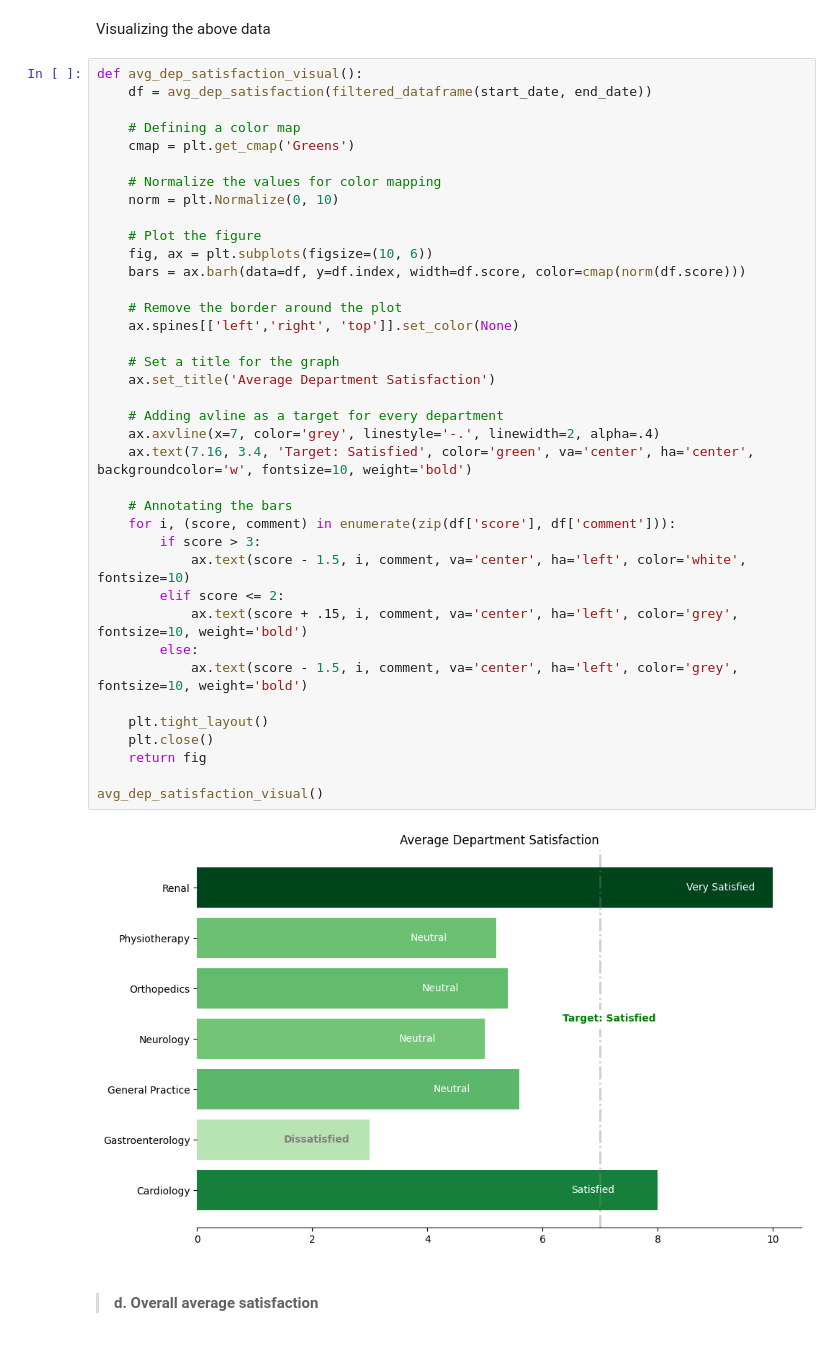
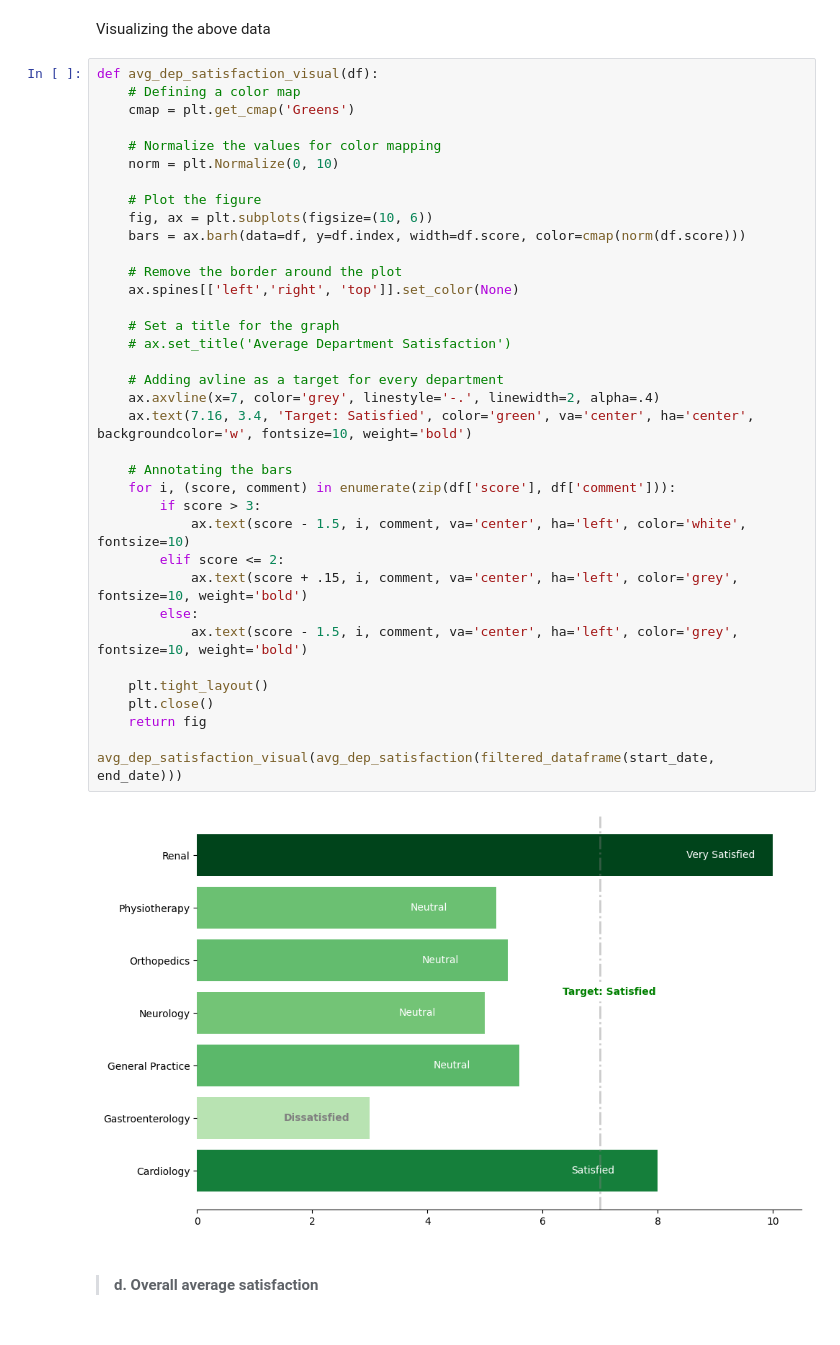
Before and after one commit to charismaticromeo/HospitalDashboard, a Jupyter notebook: main.ipynb, the cells around one changed output. Drawn from its saved outputs; the diff is of its cells as text.

```diff
--- a/main.ipynb
+++ b/main.ipynb
@@ -635,45 +633,43 @@ avg_dep_satisfaction(filtered_dataframe(start_date, end_date))
 # %% [markdown]
 Visualizing the above data
 # %%
-def avg_dep_satisfaction_visual():
-    df = avg_dep_satisfaction(filtered_dataframe(start_date, end_date))
-
+def avg_dep_satisfaction_visual(df):
     # Defining a color map
     cmap = plt.get_cmap('Greens')
 
     # Normalize the values for color mapping
     norm = plt.Normalize(0, 10)
 
     # Plot the figure
     fig, ax = plt.subplots(figsize=(10, 6))
     bars = ax.barh(data=df, y=df.index, width=df.score, color=cmap(norm(df.score)))
 
     # Remove the border around the plot
     ax.spines[['left','right', 'top']].set_color(None)
 
     # Set a title for the graph
-    ax.set_title('Average Department Satisfaction')
+    # ax.set_title('Average Department Satisfaction')
 
     # Adding avline as a target for every department
     ax.axvline(x=7, color='grey', linestyle='-.', linewidth=2, alpha=.4)
     ax.text(7.16, 3.4, 'Target: Satisfied', color='green', va='center', ha='center', backgroundcolor='w', fontsize=10, weight='bold')
 
     # Annotating the bars
     for i, (score, comment) in enumerate(zip(df['score'], df['comment'])):
         if score > 3:
             ax.text(score - 1.5, i, comment, va='center', ha='left', color='white', fontsize=10)
         elif score <= 2:
             ax.text(score + .15, i, comment, va='center', ha='left', color='grey', fontsize=10, weight='bold')
         else:
             ax.text(score - 1.5, i, comment, va='center', ha='left', color='grey', fontsize=10, weight='bold')
 
     plt.tight_layout()
     plt.close()
     return fig
 
-avg_dep_satisfaction_visual()
+avg_dep_satisfaction_visual(avg_dep_satisfaction(filtered_dataframe(start_date, end_date)))
 # %% [output]
-[figure, old version]
+[figure, new version]
 # %% [markdown]
 > #### d. Overall average satisfaction
 # %%
```
Also changed, not shown: parts of 24 cells of this notebook.
